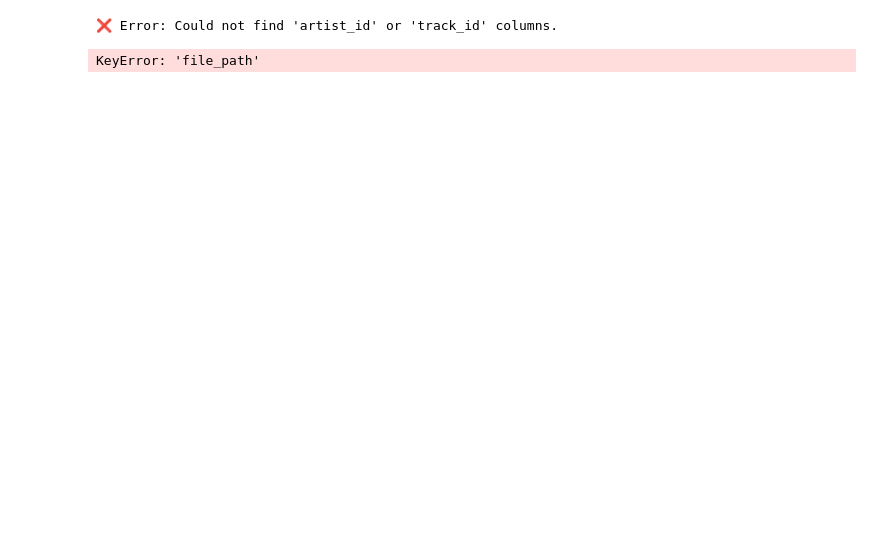
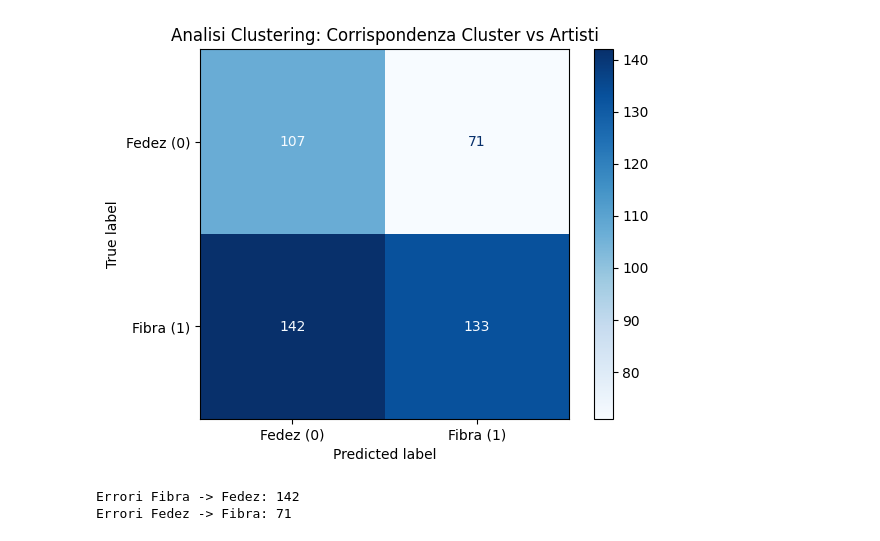
Before and after one commit to Syreel/DataMining, a Jupyter notebook: time_series_analysis.ipynb, the cells around one changed output. Cells and saved outputs as stored; diff of their text form; code cells hidden in the pictures; blank space fills up the shorter version.

Commit message:
time series updated

```diff
--- a/time_series_analysis.ipynb
+++ b/time_series_analysis.ipynb
@@ -27,42 +138,34 @@ pd.set_option('display.max_columns', None)
-# %%
-# 1. Setup your folder path
-# REPLACE THIS with the actual folder path where your MP3s are stored
-mp3_folder = "dataset/fedez_fibra"
-
-# 2. Define a function to construct the specific filename format
-def construct_path(row):
-    # Format: {artist_id} - {track_id}.mp3
-    # We use str() to ensure they are strings, and .strip() to remove accidental spaces
-    artist_part = str(row['id_artist']).strip()
-    track_part = str(row['track_id']).strip()
-
-    filename = f"{artist_part} - {track_part}.mp3"
-
-    return os.path.join(mp3_folder, filename)
-
-# 3. Apply to the DataFrame
-# Ensure you are using the correct column names for IDs from your dataframe
-if 'artist_id' in df.columns and 'track_id' in df.columns:
-    df['file_path'] = df.apply(construct_path, axis=1)
-else:
-    print("❌ Error: Could not find 'artist_id' or 'track_id' columns.")
-
-# 4. Filter: Keep only songs where the MP3 actually exists
-# This is critical to prevent Librosa from crashing later
-df['file_exists'] = df['file_path'].apply(os.path.exists)
-
-# Create the clean dataframe for the next steps
-df_ready = df[df['file_exists'] == True].copy()
-
-# 5. Verification
-print(f"Total rows in DF: {len(df)}")
-print(f"Valid MP3s found: {len(df_ready)}")
-
-if len(df_ready) > 0:
-    print("\n✅ Example of a valid path:")
-    print(df_ready['file_path'].iloc[0])
-else:
-    print("\n⚠️ No files found! Check your 'mp3_folder' path or the ID column names.")
-# %% [output]
-❌ Error: Could not find 'artist_id' or 'track_id' columns.
-KeyError: 'file_path'
+# %%
+from tslearn.clustering import TimeSeriesKMeans
+from sklearn.metrics import confusion_matrix, ConfusionMatrixDisplay
+
+# Applichiamo il Clustering (n_clusters=2 per Fedez e Fibra)
+# Usiamo DTW come metrica per allineare i pattern audio
+km = TimeSeriesKMeans(n_clusters=2, metric="dtw", max_iter=5, random_state=42, n_jobs=-1)
+y_pred = km.fit_predict(X_final)
+
+# Visualizzazione della Matrice di Confusione
+cm = confusion_matrix(y_true, y_pred)
+disp = ConfusionMatrixDisplay(confusion_matrix=cm, display_labels=["Fedez (0)", "Fibra (1)"])
+disp.plot(cmap="Blues")
+plt.title("Analisi Clustering: Corrispondenza Cluster vs Artisti")
+plt.show()
+# %% [output]
+[figure, added]
+# %%
+# 1. Errori: Fibra scambiato per Fedez (quelli che avevi già)
+idx_fibra_as_fedez = np.where((y_true == 1) & (y_pred == 0))[0]
+codes_fibra_as_fedez = [names[i].split(' - ')[-1].replace('.mp3', '') for i in idx_fibra_as_fedez]
+
+# 2. Errori: Fedez scambiato per Fibra (le 71 canzoni "dimenticate")
+idx_fedez_as_fibra = np.where((y_true == 0) & (y_pred == 1))[0]
+codes_fedez_as_fibra = [names[i].split(' - ')[-1].replace('.mp3', '') for i in idx_fedez_as_fibra]
+
+# 3. Uniamo tutto per avere la lista completa degli errori
+error_tr_codes = codes_fibra_as_fedez + codes_fedez_as_fibra
+
+print(f"Errori Fibra -> Fedez: {len(codes_fibra_as_fedez)}")
+print(f"Errori Fedez -> Fibra: {len(codes_fedez_as_fibra)}")
+# %% [output]
+Errori Fibra -> Fedez: 142
+Errori Fedez -> Fibra: 71
```
Also changed, not shown: parts of 31 cells of this notebook.
